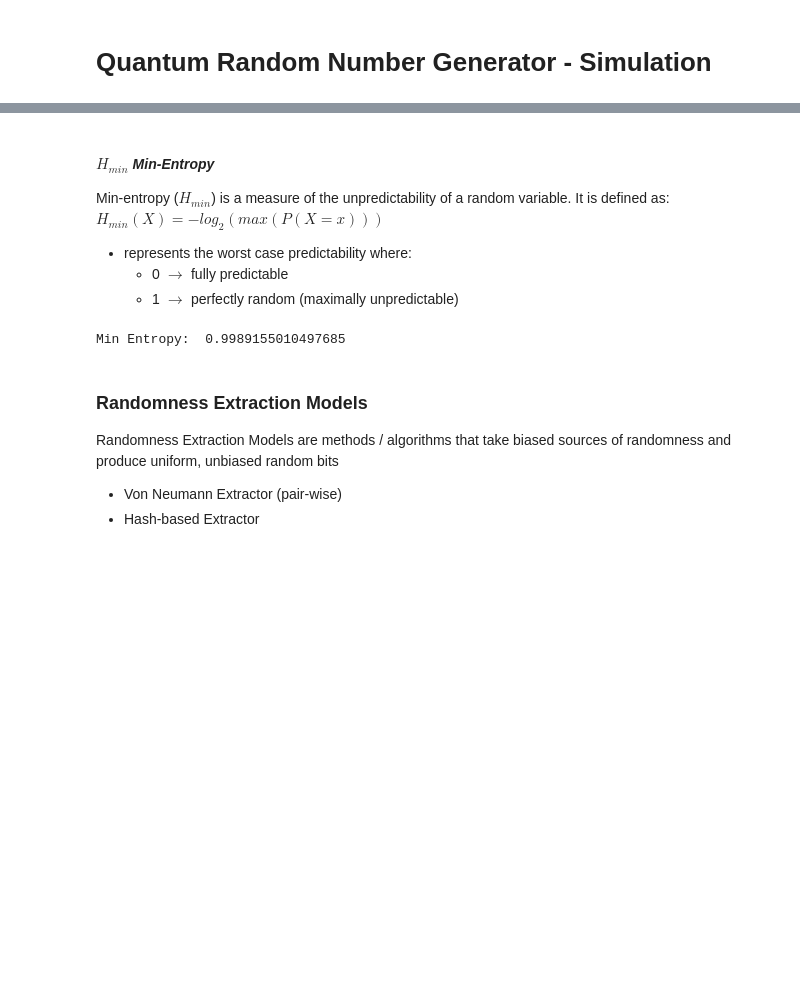
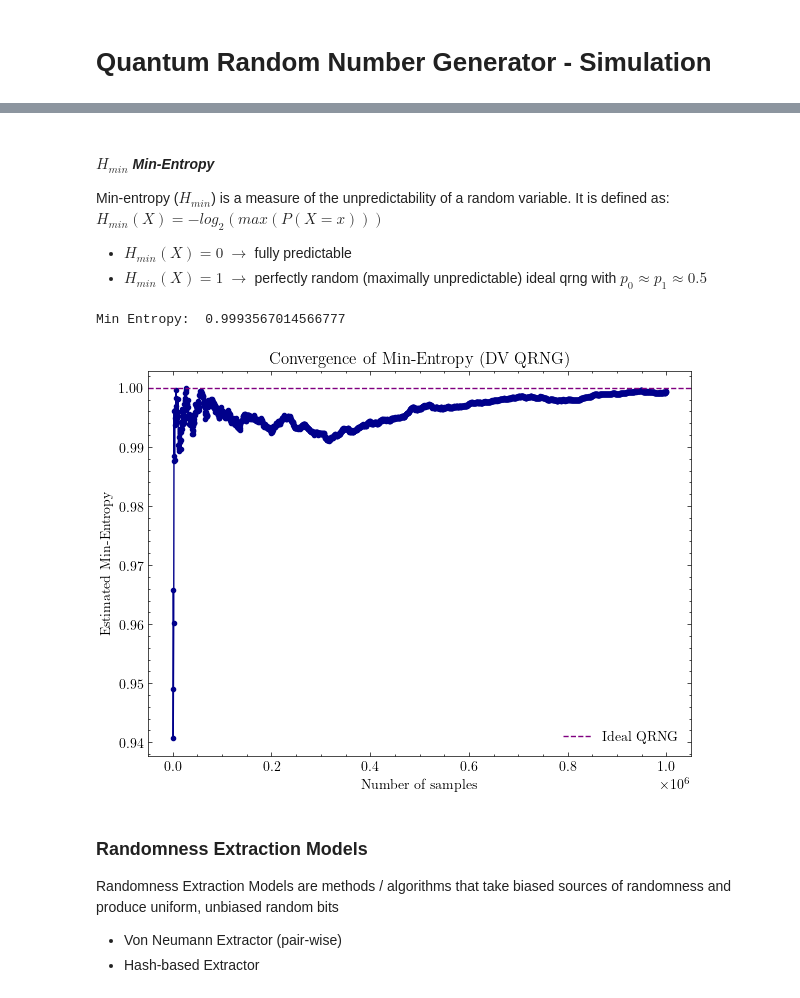
Before and after one commit to MikaelaPpasiou/QRNG, a Jupyter notebook: qrng_sim.ipynb, the cells around one changed output, grey strips where cells are left out. Drawn from its saved outputs; the diff is of its cells as text; code cells hidden in the pictures; blank space fills up the shorter version.

```diff
--- a/qrng_sim.ipynb
+++ b/qrng_sim.ipynb
@@ -32,8 +34,12 @@ $\rightarrow$ i created an IBM Quantum account and i am trying to get cloud acce
 </div>
 # %%
 import numpy as np
+import matplotlib.pyplot as plt
 from qiskit import QuantumCircuit, transpile
 from qiskit_aer import AerSimulator
+import scienceplots
+
+plt.style.use('science')
 # %%
 qc = QuantumCircuit(1, 1)
 qc.h(0)
@@ -63,20 +70,35 @@ Random bits generated:  {'0': 499624, '1': 500376}
 
 Min-entropy ($H_{min}$) is a measure of the unpredictability of a random variable. It is defined as: $H_{min}(X) = -log_2(max(P(X=x)))$
 
-- represents the worst case predictability where:
-    - 0 $\rightarrow$ fully predictable
-    - 1 $\rightarrow$ perfectly random (maximally unpredictable)
+- $H_{min}(X) = 0$ $\rightarrow$ fully predictable
+- $H_{min}(X) = 1$ $\rightarrow$ perfectly random (maximally unpredictable) ideal qrng with $p_0 \approx p_1 \approx 0.5$
 # %%
 def min_entropy(bitstring):
     shots = len(bitstring)
     counts = np.bincount(bitstring, minlength=2)
     probs = counts / shots
     return -np.log2(np.max(probs))
 
 h_min = min_entropy(bitstring)
 print('Min Entropy: ', h_min)
+
+# graph for how the estimated min-entropy converges as more bits are collected => whether bias stabilizes or not
+window = 500  # checking min_entropy every 500 samples
+H_vals = []
+for i in range(window, len(bitstring), window):
+    H_vals.append(min_entropy(bitstring[:i]))
+
+plt.figure(figsize=(7,5))
+plt.plot(range(window, len(bitstring), window), H_vals, marker='.', color='darkblue')
+plt.axhline(1, color='purple', linestyle='--', label='Ideal QRNG')
+plt.xlabel('Number of samples')
+plt.ylabel('Estimated Min-Entropy')
+plt.title('Convergence of Min-Entropy (DV QRNG)')
+plt.legend()
+plt.show()
 # %% [output]
-Min Entropy:  0.9989155010497685
+Min Entropy:  0.9993567014566777
+[figure, added]
 # %% [markdown]
 ### **Randomness Extraction Models**
 
```
Also changed, not shown: parts of 9 cells of this notebook.
